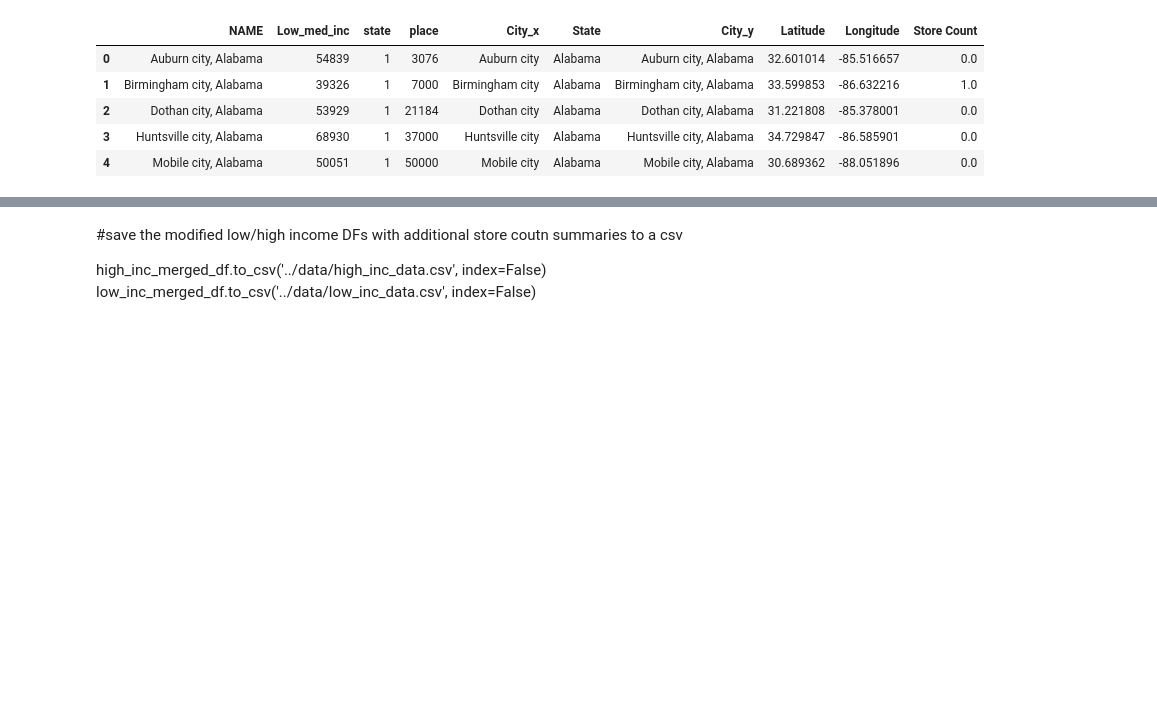
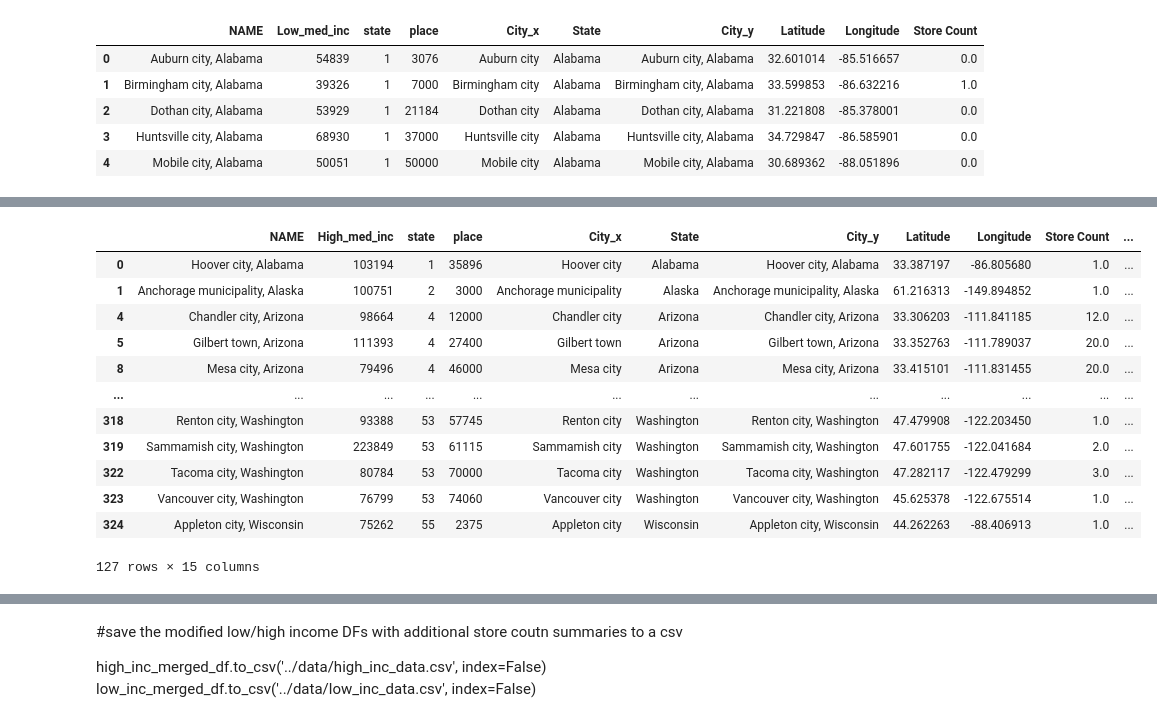
Before and after one commit to bseri0/Proj_1, a Jupyter notebook: py_api/bryan_copy.ipynb, the cells around one changed output, grey strips where cells are left out. Cells and saved outputs as stored; diff of their text form; code cells hidden in the pictures; blank space fills up the shorter version.

```diff
--- a/py_api/bryan_copy.ipynb
+++ b/py_api/bryan_copy.ipynb
@@ -464,0 +507,29 @@ low_inc_merged_df.head()
+# %%
+#Cleaning data frame from unusable values of NaN/Inf.. May consider different store type to have cleaner data
+# Remove NaN values
+high_inc_merged_clean_df = high_inc_merged_df.dropna()
+low_inc_merged_clean_df = low_inc_merged_df.dropna()
+
+# Replace infinite values with NaN
+high_inc_merged_clean_df.replace([np.inf, -np.inf], np.nan, inplace=True)
+low_inc_merged_clean_df.replace([np.inf, -np.inf], np.nan, inplace=True)
+
+# Drop rows with NaN (which now includes the former infinite values)
+high_inc_merged_clean_df.dropna(inplace=True)
+low_inc_merged_clean_df.dropna(inplace=True)
+
+high_inc_merged_clean_df
+# %% [output]
+|  | NAME | High_med_inc | state | place | City_x | State | City_y | Latitude | Longitude | Store Count | ... |
+| 0 | Hoover city, Alabama | 103194 | 1 | 35896 | Hoover city | Alabama | Hoover city, Alabama | 33.387197 | -86.805680 | 1.0 | ... |
+| 1 | Anchorage municipality, Alaska | 100751 | 2 | 3000 | Anchorage municipality | Alaska | Anchorage municipality, Alaska | 61.216313 | -149.894852 | 1.0 | ... |
+| 4 | Chandler city, Arizona | 98664 | 4 | 12000 | Chandler city | Arizona | Chandler city, Arizona | 33.306203 | -111.841185 | 12.0 | ... |
+| 5 | Gilbert town, Arizona | 111393 | 4 | 27400 | Gilbert town | Arizona | Gilbert town, Arizona | 33.352763 | -111.789037 | 20.0 | ... |
+| 8 | Mesa city, Arizona | 79496 | 4 | 46000 | Mesa city | Arizona | Mesa city, Arizona | 33.415101 | -111.831455 | 20.0 | ... |
+| ... | ... | ... | ... | ... | ... | ... | ... | ... | ... | ... | ... |
+| 318 | Renton city, Washington | 93388 | 53 | 57745 | Renton city | Washington | Renton city, Washington | 47.479908 | -122.203450 | 1.0 | ... |
+| 319 | Sammamish city, Washington | 223849 | 53 | 61115 | Sammamish city | Washington | Sammamish city, Washington | 47.601755 | -122.041684 | 2.0 | ... |
+| 322 | Tacoma city, Washington | 80784 | 53 | 70000 | Tacoma city | Washington | Tacoma city, Washington | 47.282117 | -122.479299 | 3.0 | ... |
+| 323 | Vancouver city, Washington | 76799 | 53 | 74060 | Vancouver city | Washington | Vancouver city, Washington | 45.625378 | -122.675514 | 1.0 | ... |
+| 324 | Appleton city, Wisconsin | 75262 | 55 | 2375 | Appleton city | Wisconsin | Appleton city, Wisconsin | 44.262263 | -88.406913 | 1.0 | ... |
+127 rows × 15 columns
```
Also changed, not shown: parts of 20 cells of this notebook, 2 other files.
